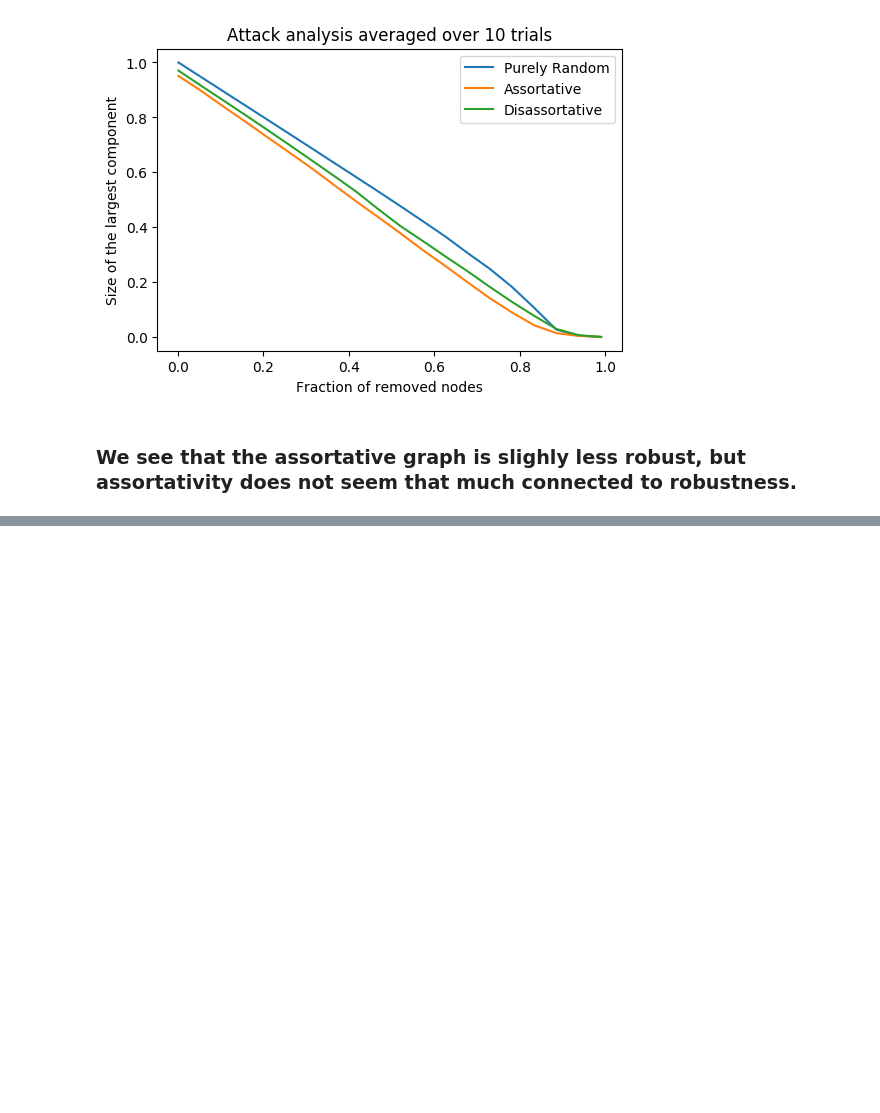
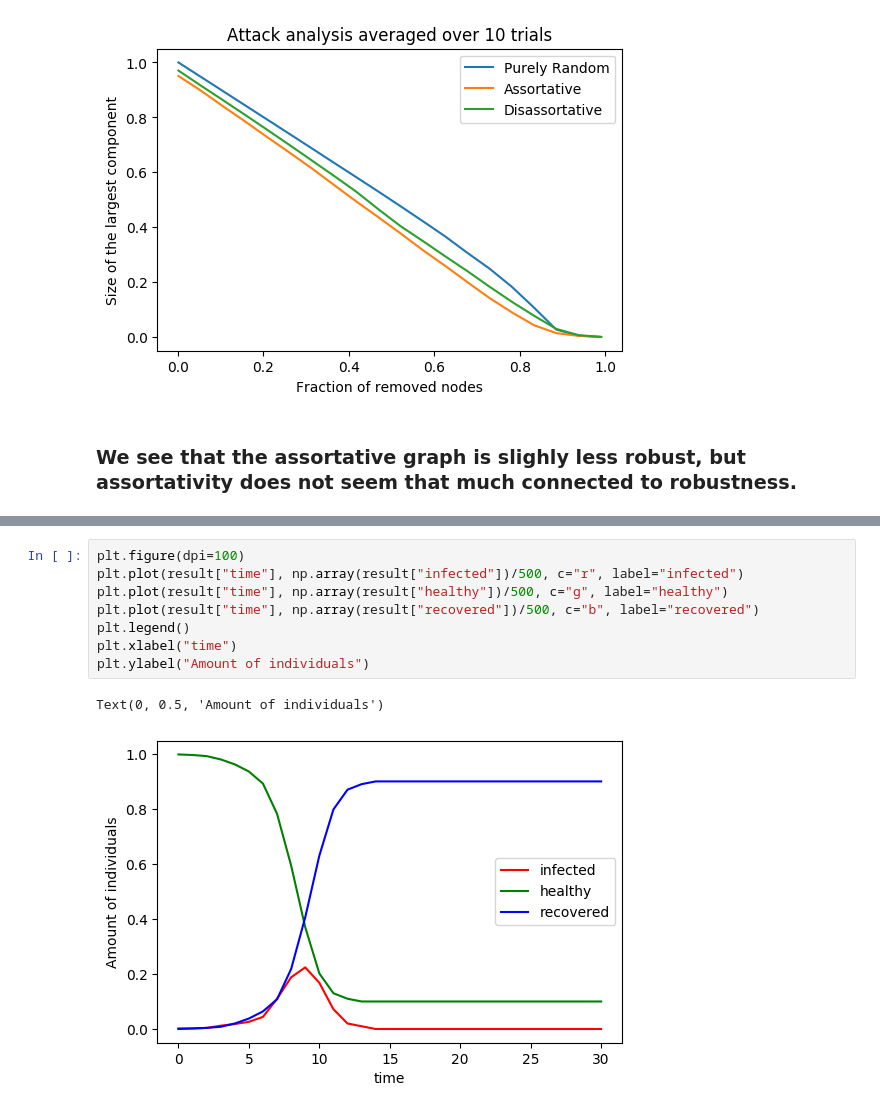
Before and after one commit to matheushjs/sandbox, a Jupyter notebook: complex_nets/lista4.ipynb, the cells around one changed output, grey strips where cells are left out. Saved outputs shown, nothing was run; the diff lists cells and outputs as text; blank space fills up the shorter version.

```diff
--- a/complex_nets/lista4.ipynb
+++ b/complex_nets/lista4.ipynb
@@ -416,0 +565,11 @@ Text(0.5, 1.0, 'Attack analysis averaged over 10 trials')
+# %%
+plt.figure(dpi=100)
+plt.plot(result["time"], np.array(result["infected"])/500, c="r", label="infected")
+plt.plot(result["time"], np.array(result["healthy"])/500, c="g", label="healthy")
+plt.plot(result["time"], np.array(result["recovered"])/500, c="b", label="recovered")
+plt.legend()
+plt.xlabel("time")
+plt.ylabel("Amount of individuals")
+# %% [output]
+Text(0, 0.5, 'Amount of individuals')
+[figure, added]
```
Also changed, not shown: parts of 12 cells of this notebook.
